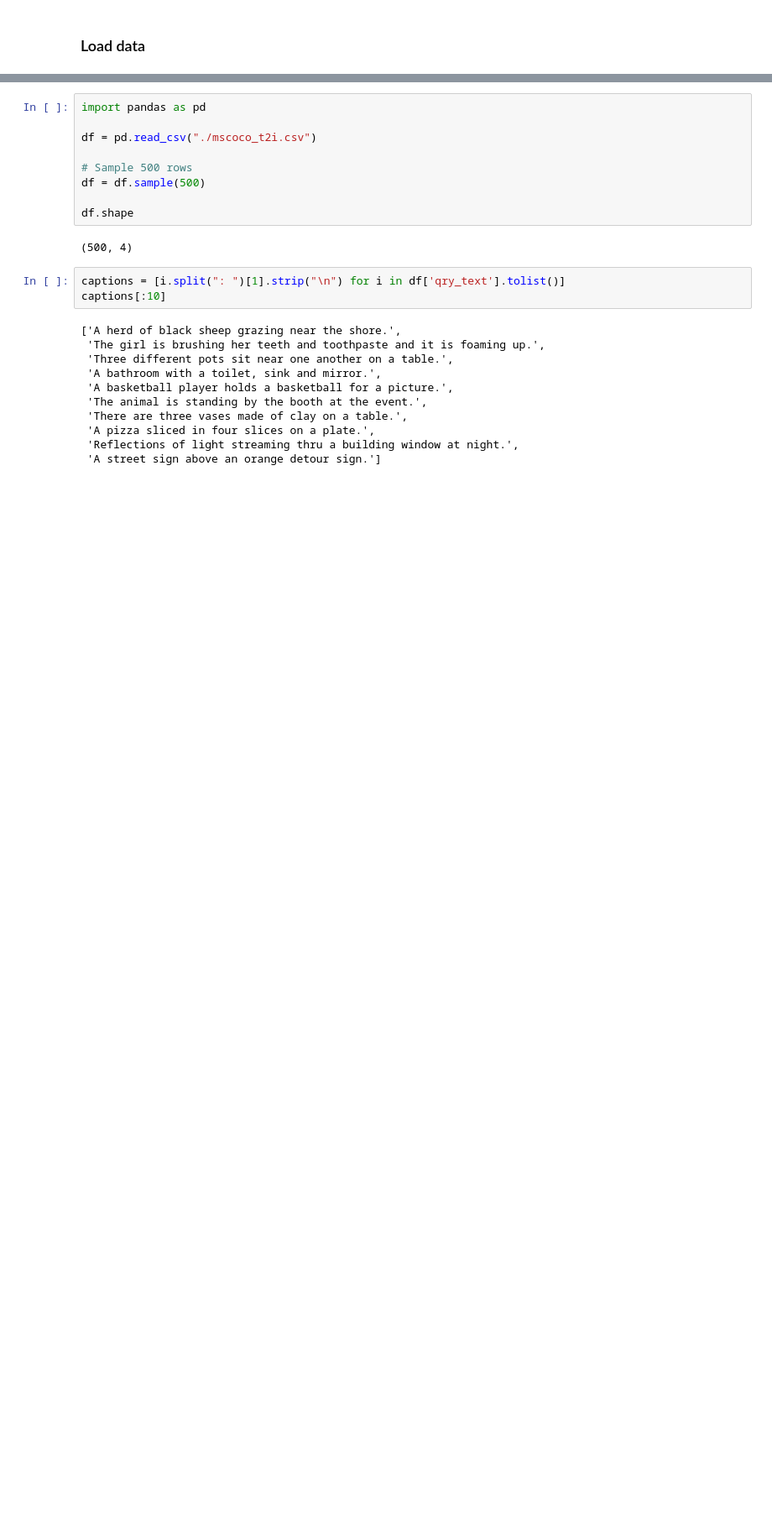
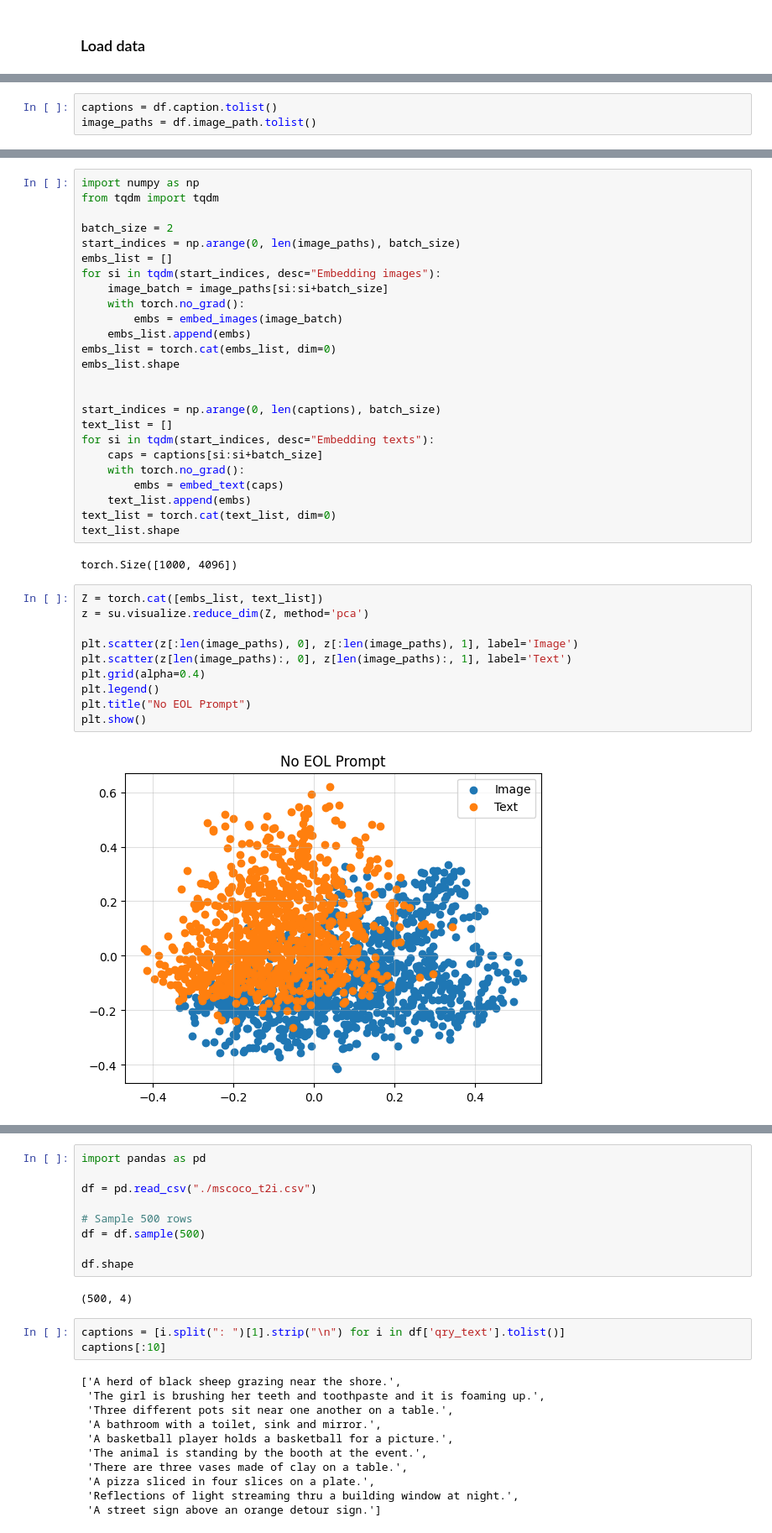
Before and after one commit to bpiyush/CaReBench, a Jupyter notebook: mllm4emb/reproduce_e5v.ipynb, the cells around one changed output, grey strips where cells are left out. Shown at 84% size. Drawn from its saved outputs; the diff is of its cells as text; blank space fills up the shorter version.

```diff
--- a/mllm4emb/reproduce_e5v.ipynb
+++ b/mllm4emb/reproduce_e5v.ipynb
@@ -5,0 +47,3 @@ import matplotlib.pyplot as plt
+# %%
+captions = df.caption.tolist()
+image_paths = df.image_path.tolist()
@@ -5,0 +112,39 @@ import matplotlib.pyplot as plt
+# %%
+import numpy as np
+from tqdm import tqdm
+
+batch_size = 2
+start_indices = np.arange(0, len(image_paths), batch_size)
+embs_list = []
+for si in tqdm(start_indices, desc="Embedding images"):
+    image_batch = image_paths[si:si+batch_size]
+    with torch.no_grad():
+        embs = embed_images(image_batch)
+    embs_list.append(embs)
+embs_list = torch.cat(embs_list, dim=0)
+embs_list.shape
+
+
+start_indices = np.arange(0, len(captions), batch_size)
+text_list = []
+for si in tqdm(start_indices, desc="Embedding texts"):
+    caps = captions[si:si+batch_size]
+    with torch.no_grad():
+        embs = embed_text(caps)
+    text_list.append(embs)
+text_list = torch.cat(text_list, dim=0)
+text_list.shape
+# %% [output]
+torch.Size([1000, 4096])
+# %%
+Z = torch.cat([embs_list, text_list])
+z = su.visualize.reduce_dim(Z, method='pca')
+
+plt.scatter(z[:len(image_paths), 0], z[:len(image_paths), 1], label='Image')
+plt.scatter(z[len(image_paths):, 0], z[len(image_paths):, 1], label='Text')
+plt.grid(alpha=0.4)
+plt.legend()
+plt.title("No EOL Prompt")
+plt.show()
+# %% [output]
+[figure, added]
```
Also changed, not shown: parts of 11 cells of this notebook, 16 other files.
